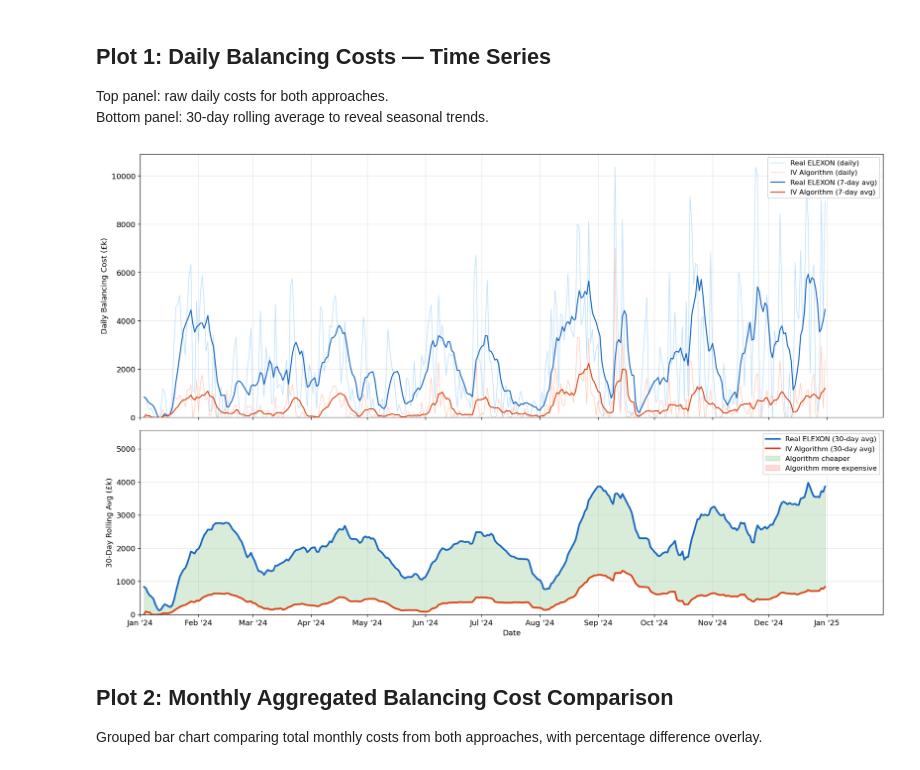
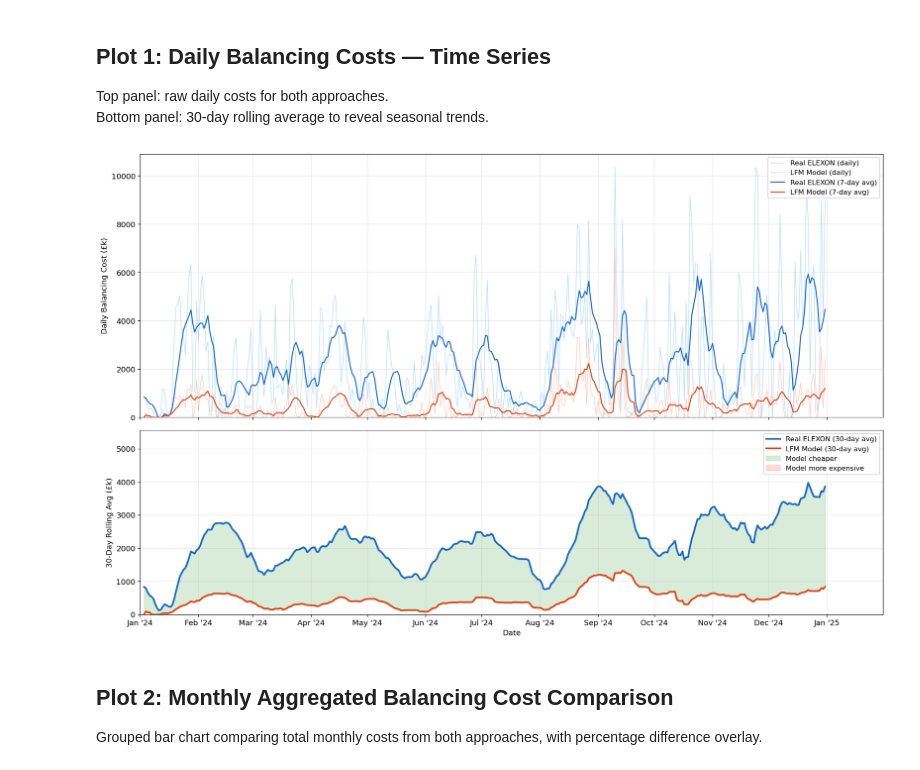
Before and after one commit to IacopoVolpi/MEng_GBPower, a Jupyter notebook: notebooks/IV_cost_comparison.ipynb, the cells around one changed output. Saved outputs shown, nothing was run; the diff lists cells and outputs as text; code cells hidden in the pictures.

```diff
--- a/notebooks/IV_cost_comparison.ipynb
+++ b/notebooks/IV_cost_comparison.ipynb
@@ -212,41 +212,41 @@ fig, (ax1, ax2) = plt.subplots(2, 1, figsize=(16, 10), sharex=True,
 
 # Top panel: raw daily costs
 ax1.plot(df_clean.index, df_clean['real_cost_k'], alpha=0.35, color='#2196F3', linewidth=0.8, label='Real ELEXON (daily)')
-ax1.plot(df_clean.index, df_clean['iv_cost_k'], alpha=0.35, color='#FF5722', linewidth=0.8, label='IV Algorithm (daily)')
+ax1.plot(df_clean.index, df_clean['iv_cost_k'], alpha=0.35, color='#FF5722', linewidth=0.8, label='LFM Model (daily)')
 ax1.plot(df_clean.index, df_clean['real_roll7'], color='#1565C0', linewidth=1.5, label='Real ELEXON (7-day avg)')
-ax1.plot(df_clean.index, df_clean['iv_roll7'], color='#D84315', linewidth=1.5, label='IV Algorithm (7-day avg)')
+ax1.plot(df_clean.index, df_clean['iv_roll7'], color='#D84315', linewidth=1.5, label='LFM Model (7-day avg)')
 
 ax1.set_ylabel('Daily Balancing Cost (£k)')
 #ax1.set_title('Daily Total Balancing Costs: IV Algorithm vs Real ELEXON Accepted Actions (2024)')
 ax1.legend(loc='upper right', framealpha=0.9)
 ax1.set_ylim(bottom=0)
 
 # Bottom panel: 30-day rolling average trend
 ax2.plot(df_clean.index, df_clean['real_roll30'], color='#1565C0', linewidth=2.5, label='Real ELEXON (30-day avg)')
-ax2.plot(df_clean.index, df_clean['iv_roll30'], color='#D84315', linewidth=2.5, label='IV Algorithm (30-day avg)')
+ax2.plot(df_clean.index, df_clean['iv_roll30'], color='#D84315', linewidth=2.5, label='LFM Model (30-day avg)')
 ax2.fill_between(df_clean.index, df_clean['real_roll30'], df_clean['iv_roll30'],
                   where=df_clean['real_roll30'] >= df_clean['iv_roll30'],
-                  alpha=0.15, color='green', label='Algorithm cheaper')
+                  alpha=0.15, color='green', label='Model cheaper')
 ax2.fill_between(df_clean.index, df_clean['real_roll30'], df_clean['iv_roll30'],
                   where=df_clean['real_roll30'] < df_clean['iv_roll30'],
-                  alpha=0.15, color='red', label='Algorithm more expensive')
+                  alpha=0.15, color='red', label='Model more expensive')
 
 ax2.set_ylabel('30-Day Rolling Avg (£k)')
 ax2.set_xlabel('Date')
 ax2.legend(loc='upper right', framealpha=0.9)
 ax2.xaxis.set_major_locator(mdates.MonthLocator())
 ax2.xaxis.set_major_formatter(mdates.DateFormatter("%b '%y"))
 ax2.set_ylim(bottom=0, top=max(df_clean['real_roll30'].max(), df_clean['iv_roll30'].max()) * 1.4)
 
 # Set x-axis limits: from Jan 2024 to Jan 2025, remove margins
 ax2.set_xlim(pd.Timestamp('2024-01-01'), pd.Timestamp('2025-01-31'))
 ax2.margins(x=0)
 
 plt.tight_layout()
 plt.savefig(ROOT / 'notebooks' / 'IV_fig_daily_cost_timeseries.png', dpi=150, bbox_inches='tight')
 plt.show()
 # %% [output]
-[figure, old version]
+[figure, new version]
 # %% [markdown]
 ## Plot 2: Monthly Aggregated Balancing Cost Comparison
 
```
Also changed, not shown: parts of 1 cell of this notebook, 38 other files.
